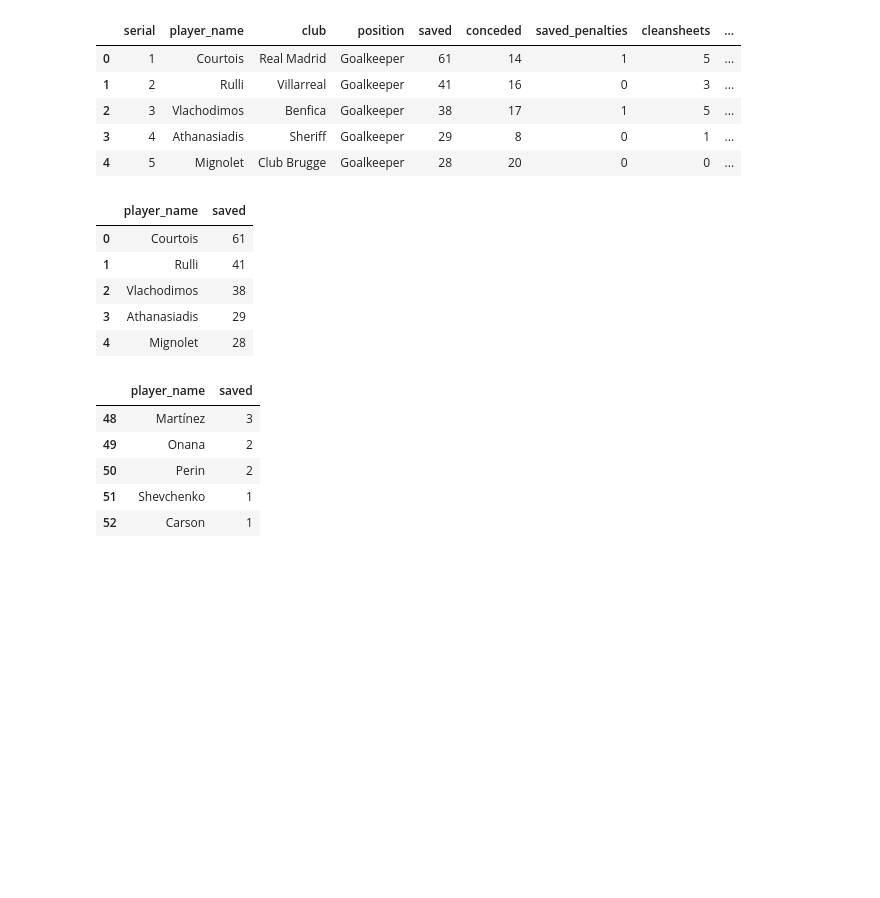
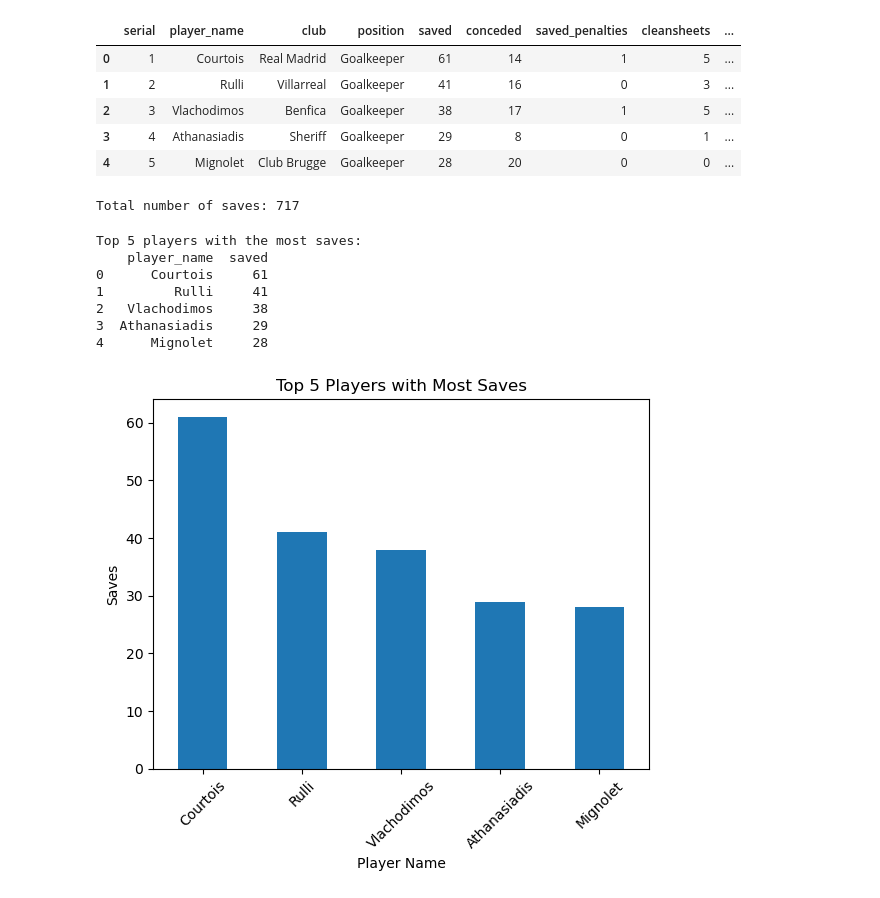
Before and after one commit to Tadespi/Champions-League, a Jupyter notebook: UCL Goalkeeping.ipynb, the cells around one changed output. Saved outputs shown, nothing was run; the diff lists cells and outputs as text; code cells hidden in the pictures; blank space fills up the shorter version.

```diff
--- a/UCL Goalkeeping.ipynb
+++ b/UCL Goalkeeping.ipynb
@@ -14,24 +14,31 @@ goal_keeper.head()
 | 3 | 4 | Athanasiadis | Sheriff | Goalkeeper | 29 | 8 | 0 | 1 | ... |
 | 4 | 5 | Mignolet | Club Brugge | Goalkeeper | 28 | 20 | 0 | 0 | ... |
 # %%
-# Five best goalies based on 'saved'
-five_best = goal_keeper[['player_name', 'saved']]
-five_best.head()
+# Total number of saves
+total_saves = goal_keeper['saved'].sum()
+print(f"Total number of saves: {total_saves}")
 # %% [output]
-|  | player_name | saved |
-| 0 | Courtois | 61 |
-| 1 | Rulli | 41 |
-| 2 | Vlachodimos | 38 |
-| 3 | Athanasiadis | 29 |
-| 4 | Mignolet | 28 |
+Total number of saves: 717
 # %%
-# Five worst goalies based on Saves
-five_worst = goal_keeper[['player_name', 'saved']]
-five_worst.tail()
+# Top 5 players with the most saves
+top_savers = goal_keeper[['player_name', 'saved']].sort_values(by='saved', ascending=False).head()
+print("Top 5 players with the most saves:")
+print(top_savers)
 # %% [output]
-|  | player_name | saved |
-| 48 | Martínez | 3 |
-| 49 | Onana | 2 |
-| 50 | Perin | 2 |
-| 51 | Shevchenko | 1 |
-| 52 | Carson | 1 |
+Top 5 players with the most saves:
+    player_name  saved
+0      Courtois     61
+1         Rulli     41
+2   Vlachodimos     38
+3  Athanasiadis     29
+4      Mignolet     28
+# %%
+# Bar chart of the top 5 players with the most saves
+top_savers.plot(kind='bar', x='player_name', y='saved', legend=False)
+plt.title('Top 5 Players with Most Saves')
+plt.xlabel('Player Name')
+plt.ylabel('Saves')
+plt.xticks(rotation=45)
+plt.show()
+# %% [output]
+[figure, added]
```
Also changed, not shown: parts of 7 cells of this notebook.
